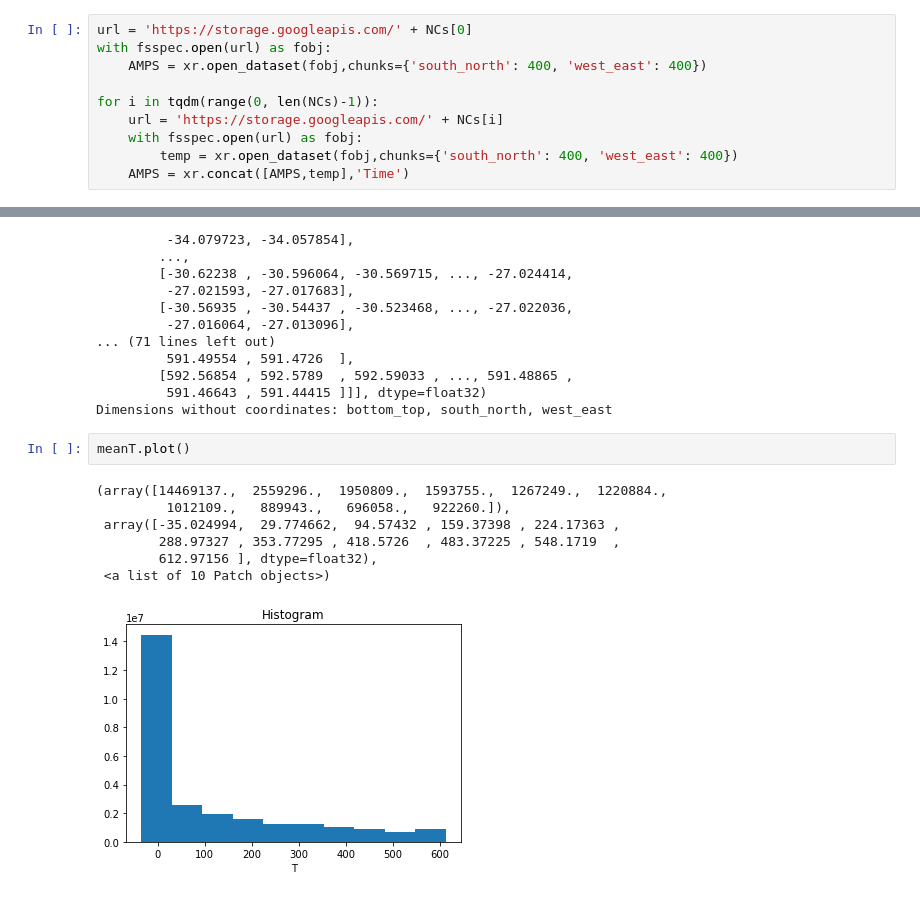
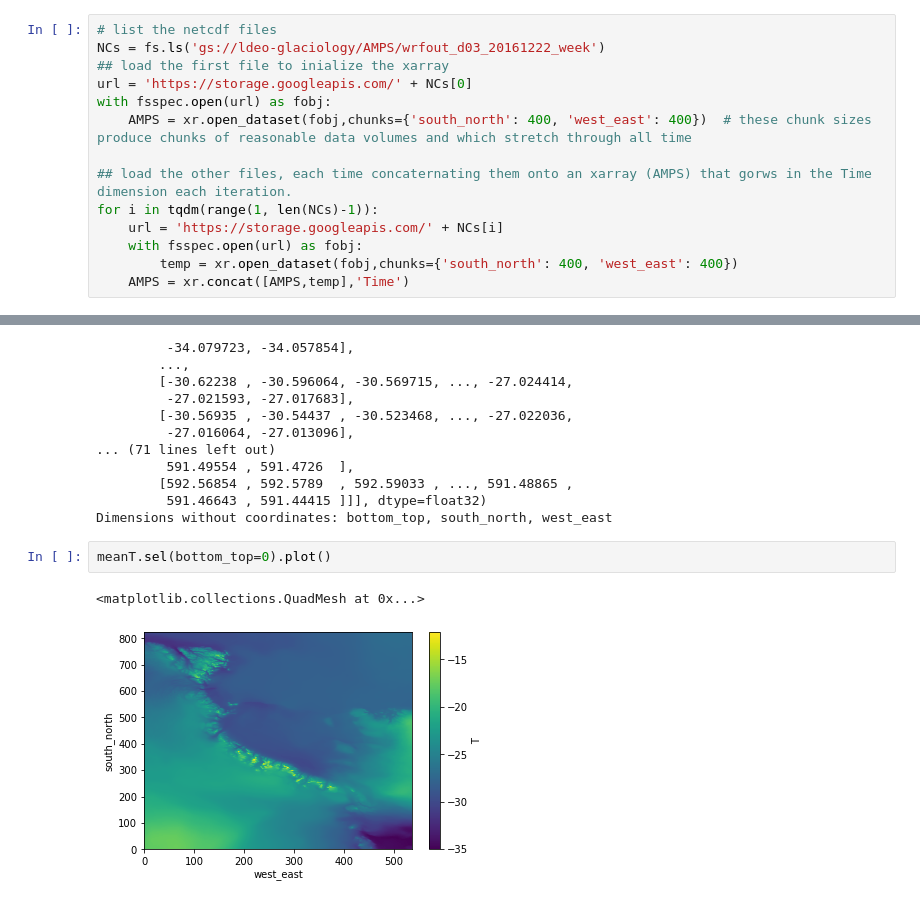
Before and after one commit to ldeo-glaciology/pangeo-AMPS, a Jupyter notebook: AMPS_to_zarr_from_remote.ipynb, the cells around one changed output, grey strips where cells are left out. Cells and saved outputs as stored; diff of their text form.

Commit message:
Added AMPS_to_zarr_from_remote.ipynb, which currently can load AMPS Netcdfs from the bucket, but doesnt yet convert them to zarr + a few edits

```diff
--- a/AMPS_to_zarr_from_remote.ipynb
+++ b/AMPS_to_zarr_from_remote.ipynb
@@ -38,9 +36,13 @@ NCs = fs.ls('gs://ldeo-glaciology/AMPS/wrfout_d03_20161222_week')
 # %%
+# list the netcdf files
+NCs = fs.ls('gs://ldeo-glaciology/AMPS/wrfout_d03_20161222_week')
+## load the first file to inialize the xarray
 url = 'https://storage.googleapis.com/' + NCs[0]
 with fsspec.open(url) as fobj:
-    AMPS = xr.open_dataset(fobj,chunks={'south_north': 400, 'west_east': 400})
+    AMPS = xr.open_dataset(fobj,chunks={'south_north': 400, 'west_east': 400})  # these chunk sizes produce chunks of reasonable data volumes and which stretch through all time
 
-for i in tqdm(range(0, len(NCs)-1)):
+## load the other files, each time concaternating them onto an xarray (AMPS) that gorws in the Time dimension each iteration.
+for i in tqdm(range(1, len(NCs)-1)):
     url = 'https://storage.googleapis.com/' + NCs[i]
     with fsspec.open(url) as fobj:
         temp = xr.open_dataset(fobj,chunks={'south_north': 400, 'west_east': 400})
@@ -185,12 +187,7 @@ array([[[-18.241245, -18.214176, -18.192036, ..., -34.290726,
          591.46643 , 591.44415 ]]], dtype=float32)
 Dimensions without coordinates: bottom_top, south_north, west_east
 # %%
-meanT.plot()
+meanT.sel(bottom_top=0).plot()
 # %% [output]
-(array([14469137.,  2559296.,  1950809.,  1593755.,  1267249.,  1220884.,
-         1012109.,   889943.,   696058.,   922260.]),
- array([-35.024994,  29.774662,  94.57432 , 159.37398 , 224.17363 ,
-        288.97327 , 353.77295 , 418.5726  , 483.37225 , 548.1719  ,
-        612.97156 ], dtype=float32),
- <a list of 10 Patch objects>)
+<matplotlib.collections.QuadMesh at 0x...>
-[figure, old version]
+[figure, new version]
```
Also changed, not shown: parts of 3 cells of this notebook.
